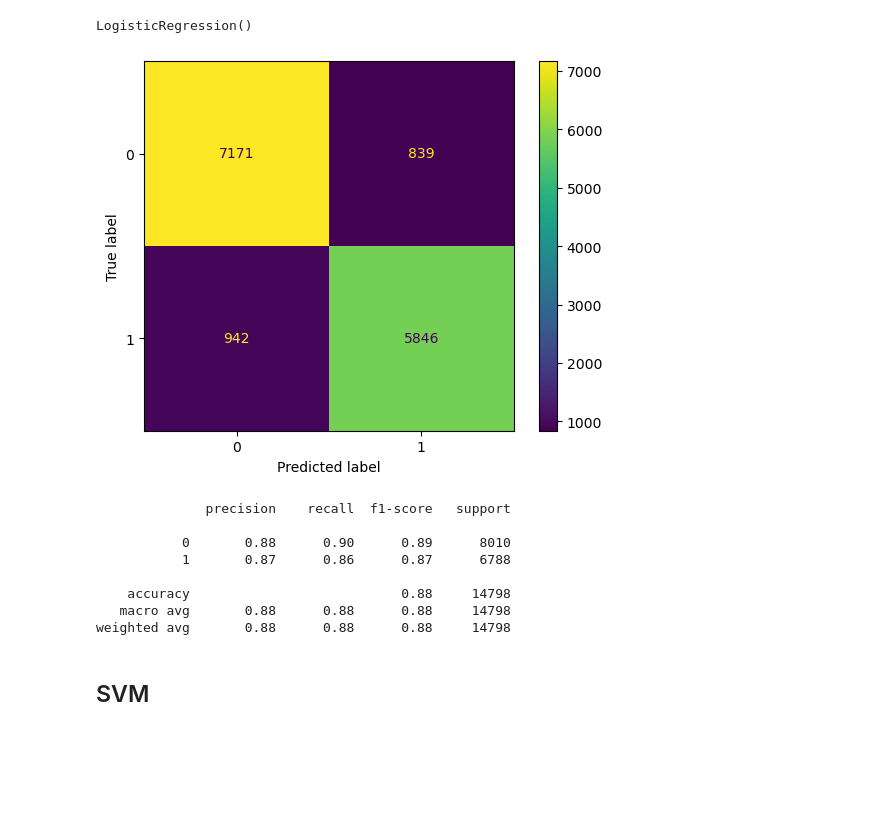
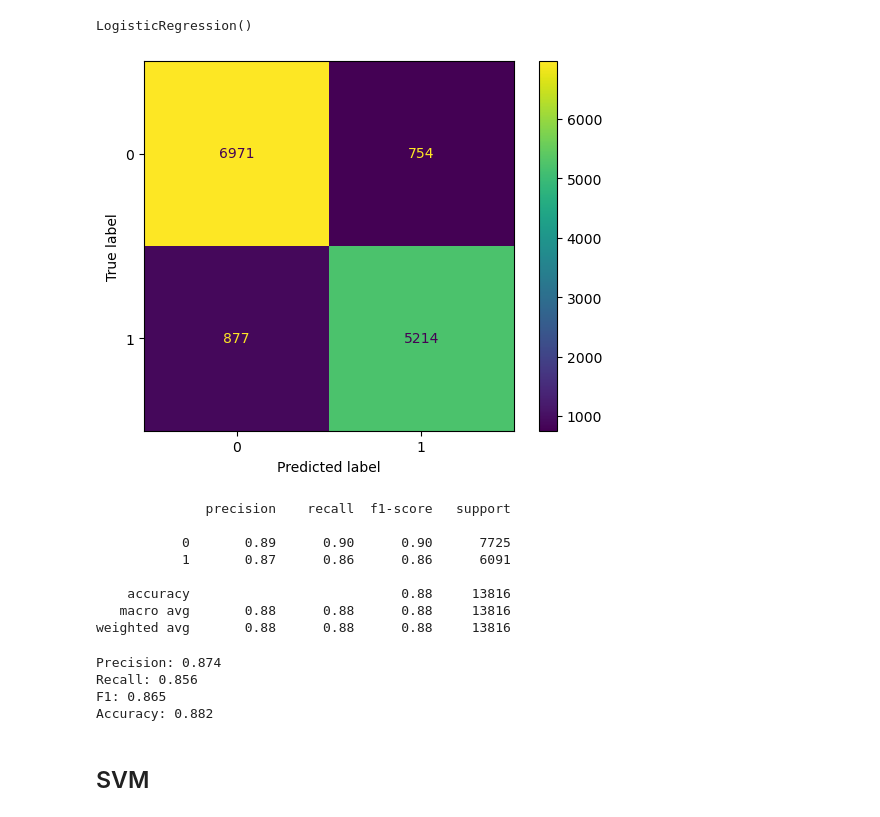
Before and after one commit to ryshng/Jedi-UPC, a Jupyter notebook: MachineLearning/Project-ML.ipynb, the cells around one changed output. Drawn from its saved outputs; the diff is of its cells as text; code cells hidden in the pictures; blank space fills up the shorter version.

```diff
--- a/MachineLearning/Project-ML.ipynb
+++ b/MachineLearning/Project-ML.ipynb
@@ -298,12 +302,25 @@ for feature in features:
 # %%
+print(df.shape)
+_, axes = plt.subplots(1, len(features), figsize=(20, 5))
 Q1 = df["bmi"].quantile(0.25)
 Q3 = df["bmi"].quantile(0.75)
 IQR = Q3 - Q1    #IQR is interquartile range.
-
 filter = (df["bmi"] >= Q1 - 1.5 * IQR) & (df["bmi"] <= Q3 + 1.5 *IQR)
 filt = df.loc[filter]
 
-for feature2 in features:
-    plt.figure()
-    sns.boxplot(x=filt["diabetes"], y=filt[feature2])
+Q1 = df["age"].quantile(0.25)
+Q3 = df["age"].quantile(0.75)
+IQR = Q3 - Q1    #IQR is interquartile range.
+filter2 = (filt["age"] >= Q1 - 1.5 * IQR) & (filt["age"] <= Q3 + 1.5 *IQR)
+filt2 = filt.loc[filter2]
+
+print(filt.shape)
+
+for feature2, axe in list(zip(features, axes)):
+    #plt.figure()
+
+    sns.boxplot(x=filt2["diabetes"], y=filt2[feature2], ax=axe)
+
+#print(filter)
+#filt
 # %% [output]
@@ -314,0 +330,3 @@ for feature2 in features:
+# %%
+df = filt2
+df
@@ -317,6 +351,7 @@ for feature2 in features:
 # %%
 # Feature selection
-df_model = df[features]
+features_model = ["age", "bmi", "HbA1c_level", "blood_glucose_level", "diabetes"]
+df_model = df[features_model]
 df_model
 # %% [output]
 |  | age | bmi | HbA1c_level | blood_glucose_level | diabetes |
@@ -347,26 +382,36 @@ X_test_std = scaler.fit_transform(X_train)
 ## Logistic regression
 # %%
 log_model = LogisticRegression()
-logistic.fit(X_train_std, Y_train)
+log_model.fit(X_train_std, Y_train)
 # %% [output]
 LogisticRegression()
 # %%
-Y_pred = logistic.predict(X_train_std)
+Y_pred = log_model.predict(X_train_std)
 confusio = confusion_matrix(Y_train.values, Y_pred)
 ConfusionMatrixDisplay(confusio).plot();
 # %% [output]
-[figure, old version]
+[figure, new version]
 # %%
 print(classification_report(Y_train.values, Y_pred))
 # %% [output]
               precision    recall  f1-score   support
 
-           0       0.88      0.90      0.89      8010
-           1       0.87      0.86      0.87      6788
+           0       0.89      0.90      0.90      7725
+           1       0.87      0.86      0.86      6091
 
-    accuracy                           0.88     14798
-   macro avg       0.88      0.88      0.88     14798
-weighted avg       0.88      0.88      0.88     14798
+    accuracy                           0.88     13816
+   macro avg       0.88      0.88      0.88     13816
+weighted avg       0.88      0.88      0.88     13816
+# %%
+print('Precision: %.3f' % precision_score(Y_train.values, Y_pred))
+print('Recall: %.3f' % recall_score(Y_train.values, Y_pred))
+print('F1: %.3f' % f1_score(Y_train.values, Y_pred))
+print('Accuracy: %.3f' % accuracy_score(Y_train.values, Y_pred))
+# %% [output]
+Precision: 0.874
+Recall: 0.856
+F1: 0.865
+Accuracy: 0.882
 # %% [markdown]
 ## SVM
 # %%
```
Also changed, not shown: parts of 43 cells of this notebook.
